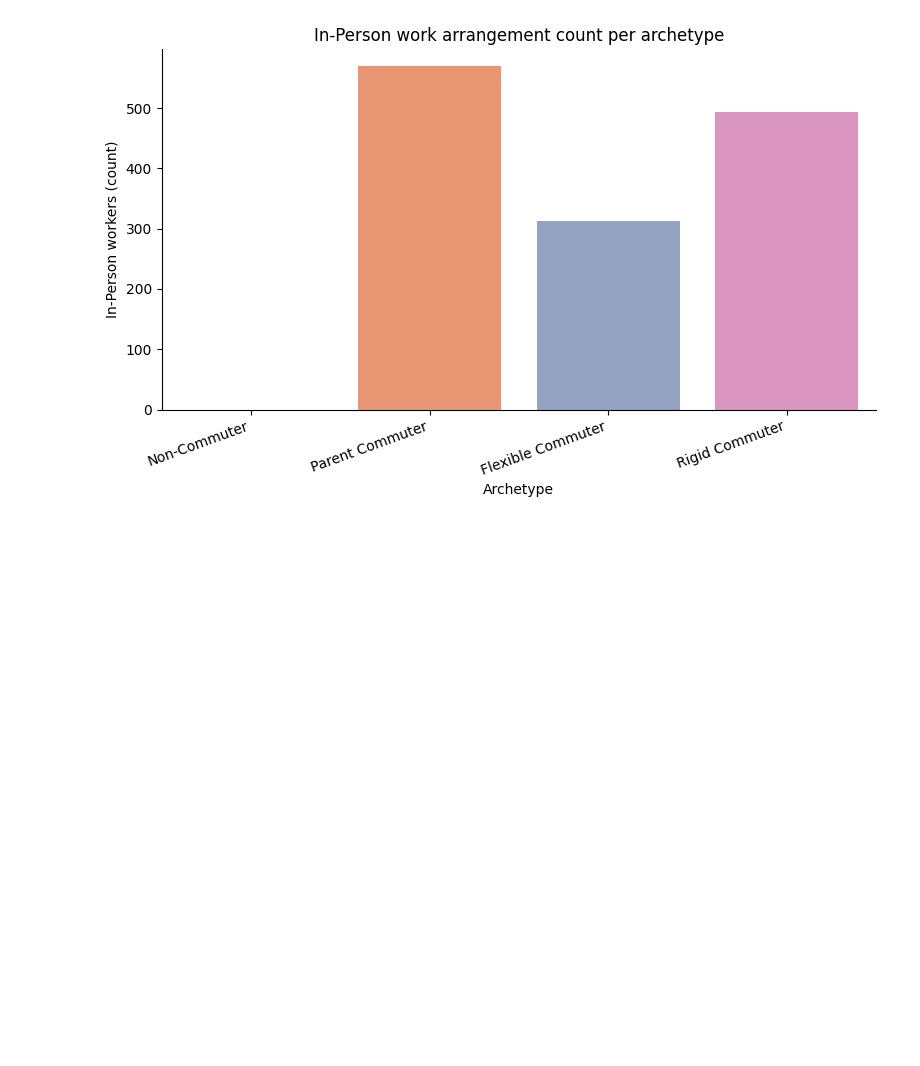
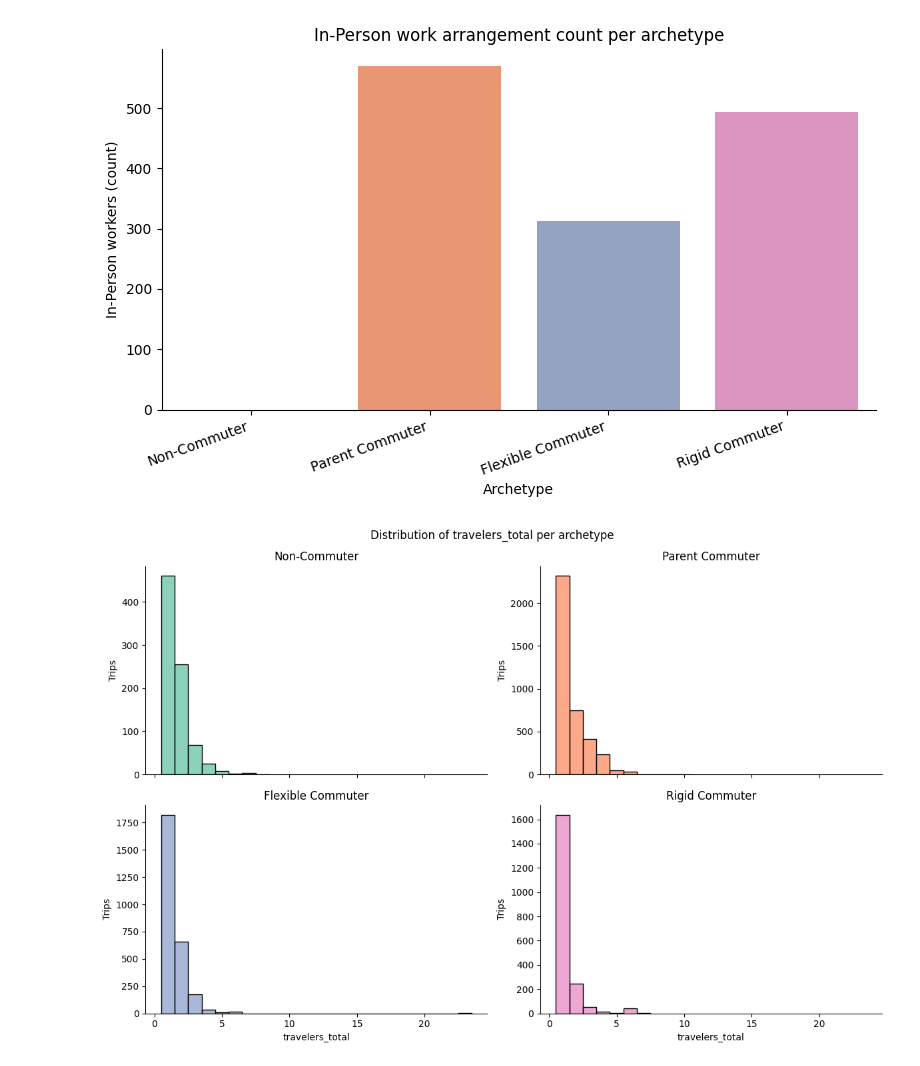
Before and after one commit to pengu-rengu/ev_digital_city, a Jupyter notebook: notebooks/archetype_validation.ipynb, the cells around one changed output. Cells and saved outputs as stored; diff of their text form; code cells hidden in the pictures; blank space fills up the shorter version.

```diff
--- a/notebooks/archetype_validation.ipynb
+++ b/notebooks/archetype_validation.ipynb
@@ -104,3 +104,28 @@ plt.tight_layout()
 plt.show()
 # %% [output]
 [figure]
+# %%
+traveler_records = [
+    {"archetype": profile.archetype.value, "travelers_total": trip.travelers_total}
+    for profile in filtered_profiles
+    for trip in profile.trips
+]
+traveler_df = pd.DataFrame(traveler_records)
+
+archetype_order = [archetype.value for archetype in Archetype]
+palette = sns.color_palette("Set2", n_colors = len(archetype_order))
+
+fig, axes = plt.subplots(2, 2, figsize = (12, 8), sharex = True)
+for index, archetype_value in enumerate(archetype_order):
+    ax = axes[index // 2][index % 2]
+    subset = traveler_df[traveler_df["archetype"] == archetype_value]["travelers_total"]
+    sns.histplot(subset, discrete = True, color = palette[index], ax = ax)
+    ax.set_title(archetype_value)
+    ax.set_xlabel("travelers_total")
+    ax.set_ylabel("Trips")
+sns.despine(fig = fig)
+fig.suptitle("Distribution of travelers_total per archetype")
+plt.tight_layout()
+plt.show()
+# %% [output]
+[figure, added]
```
Also changed, not shown: 4 other files.
